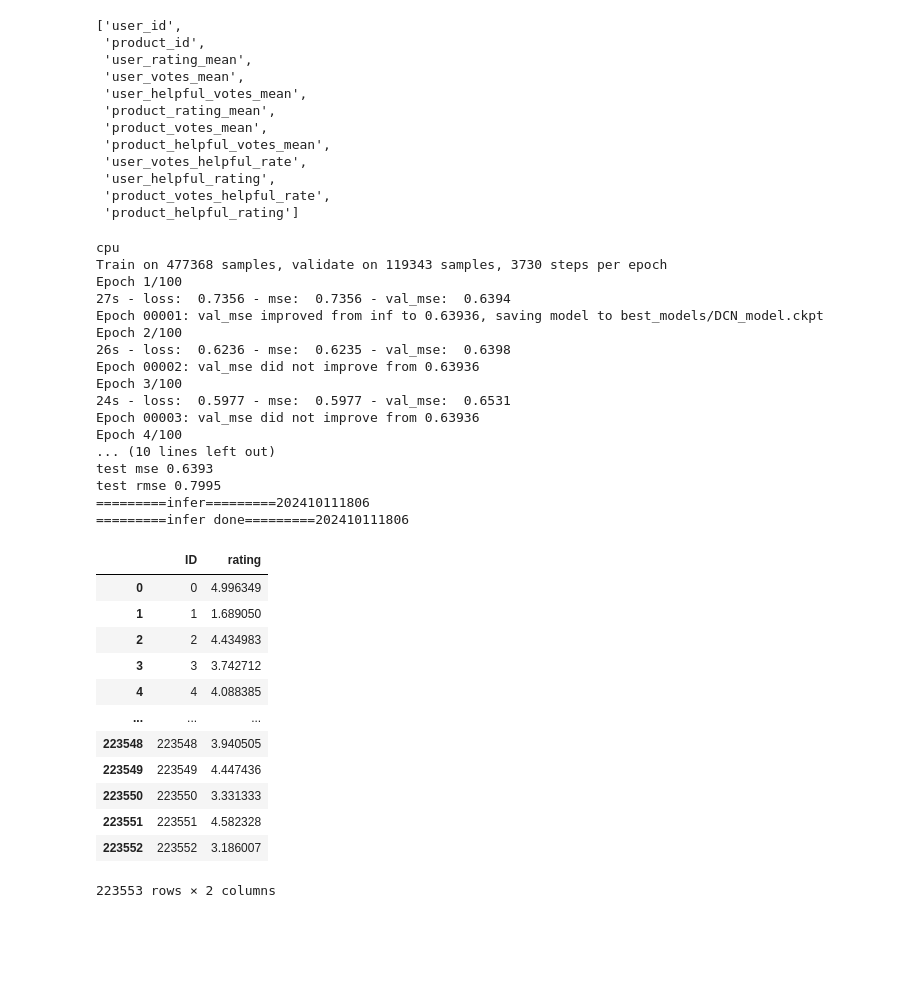
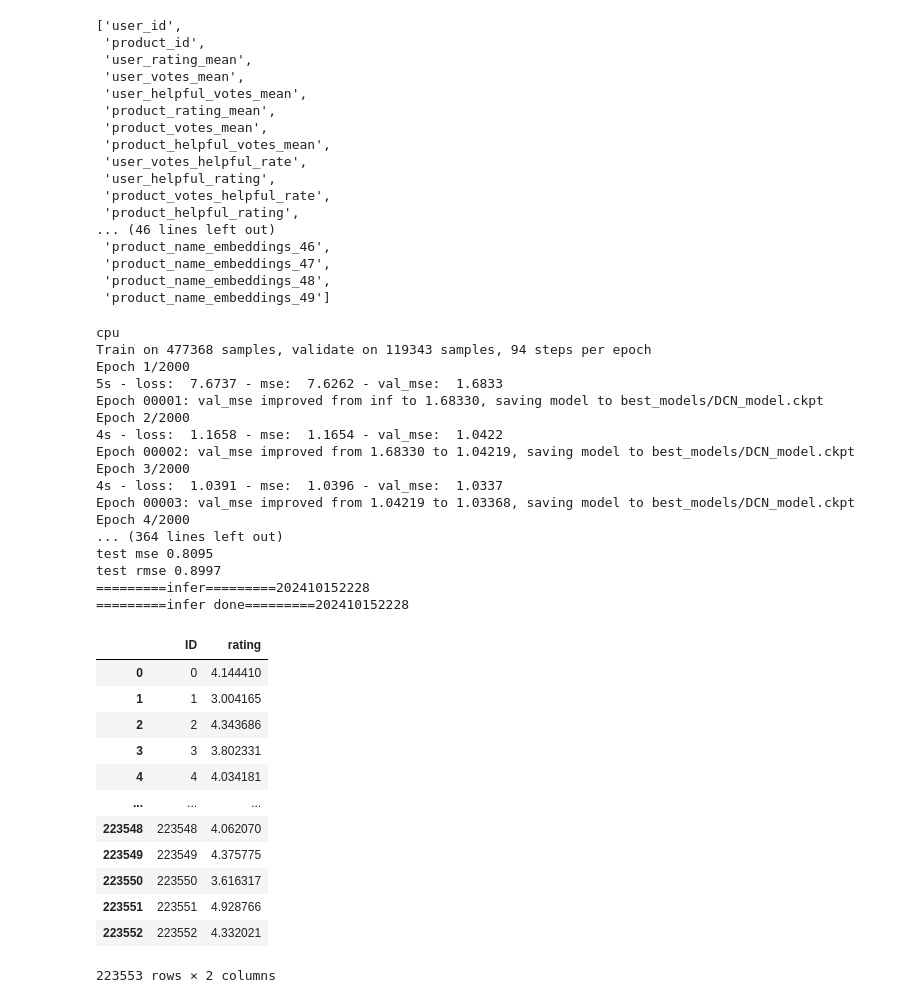
Before and after one commit to zhiqiang00/game, a Jupyter notebook: ITI5212_Rec_Sys_2024/train_dcn.ipynb, the cells around one changed output. Drawn from its saved outputs; the diff is of its cells as text; code cells hidden in the pictures; blank space fills up the shorter version.

```diff
--- a/ITI5212_Rec_Sys_2024/train_dcn.ipynb
+++ b/ITI5212_Rec_Sys_2024/train_dcn.ipynb
@@ -18,8 +18,10 @@ from deepctr_torch.callbacks import EarlyStopping, ModelCheckpoint
 
 from utils import save_zip_file
 # %%
-data = pd.read_csv('./data/train_processed.csv')
-test_data = pd.read_csv('./data/test_processed.csv')
+# data = pd.read_csv('./data/train_processed_product_name.csv')
+# test_data = pd.read_csv('./data/test_processed_product_name.csv')
+data = pd.read_csv('./data/train_processed_bls_cls.csv')
+test_data = pd.read_csv('./data/test_processed_bls_cls.csv')
 print(data.shape)
 print(test_data.shape)
 data = pd.concat([data, test_data], axis=0)
@@ -48,7 +50,8 @@ sparse_features = ['user_id', 'product_id']
 dense_features = ['user_rating_mean', 'user_votes_mean', 'user_helpful_votes_mean'] \
                 + ['product_rating_mean', 'product_votes_mean','product_helpful_votes_mean'] \
                 + ['user_votes_helpful_rate', 'user_helpful_rating'] \
-                + ['product_votes_helpful_rate', 'product_helpful_rating']
+                + ['product_votes_helpful_rate', 'product_helpful_rating'] \
+                + ['product_name_embeddings_' + str(i) for i in range(50)]
 data[sparse_features] = data[sparse_features].fillna('-1', )
 data[dense_features] = data[dense_features].fillna(0, )
 target = ['rating']
@@ -95,7 +98,12 @@ feature_names
  'user_votes_helpful_rate',
  'user_helpful_rating',
  'product_votes_helpful_rate',
- 'product_helpful_rating']
+ 'product_helpful_rating',
+... (46 lines left out)
+ 'product_name_embeddings_46',
+ 'product_name_embeddings_47',
+ 'product_name_embeddings_48',
+ 'product_name_embeddings_49']
 # %%
 # 3.generate input data for model
 test_predict = data.iloc[-test_data.shape[0]:, :] # (223553, 28)
@@ -106,62 +114,65 @@ test_predict_input = {name: test_predict[name] for name in feature_names}
 # %%
 # 4.Define Model,train,predict and evaluate
 
 device = 'cpu'
 use_cuda = False
 if use_cuda and torch.cuda.is_available():
     print('cuda ready...')
     device = 'cuda:0'
 
+# model = DeepFM(linear_feature_columns=linear_feature_columns, dnn_feature_columns=dnn_feature_columns,
+#             dnn_hidden_units=(256,128), l2_reg_linear=0.00001, l2_reg_embedding=0.00001, l2_reg_dnn=0,
+#             dnn_dropout=0.5, dnn_activation='relu', dnn_use_bn=True, task='regression')
 model = DCN(linear_feature_columns=linear_feature_columns, dnn_feature_columns=dnn_feature_columns, cross_num=2,
-            dnn_hidden_units=(128, 128), l2_reg_linear=0.00001, l2_reg_embedding=0.00001, l2_reg_cross=0.00001, l2_reg_dnn=0,
+            dnn_hidden_units=(128,128), l2_reg_linear=0.00001, l2_reg_embedding=0.00001, l2_reg_cross=0.00001, l2_reg_dnn=0,
             dnn_dropout=0.5, dnn_activation='relu', dnn_use_bn=False, task='regression')
 model.compile(Adagrad(model.parameters(),0.001), loss="mse", metrics=["mse"])
 
 es = EarlyStopping(monitor='val_mse', min_delta=0, verbose=1, patience=5, mode='min')
 mdckpt = ModelCheckpoint(filepath='best_models/DCN_model.ckpt', monitor='val_mse', verbose=1, save_best_only=True, mode='min')
-history = model.fit(train_model_input, train[target].values, batch_size=128, epochs=100, verbose=2, validation_split=0.2, callbacks=[es,mdckpt])
+history = model.fit(train_model_input, train[target].values, batch_size=5120, epochs=2000, verbose=2, validation_split=0.2, callbacks=[es,mdckpt])
 model = torch.load('best_models/DCN_model.ckpt')
 
-pred_ans = model.predict(test_model_input, 128)
+pred_ans = model.predict(test_model_input, 5120)
 print("")
 print("test mse", round(mean_squared_error(test[target].values, pred_ans), 4))
 print("test rmse", round(np.sqrt(mean_squared_error(test[target].values, pred_ans)), 4))
 
 print(f"=========infer========={time.strftime('%Y%m%d%H%M', time.localtime())}")
-outputs = model.predict(test_predict_input, 128)
+outputs = model.predict(test_predict_input, 5120)
 test_data['rating'] =  outputs
 submission = test_data[['ID', 'rating']]
 save_zip_file(submission, )
 print(f"=========infer done========={time.strftime('%Y%m%d%H%M', time.localtime())}")
 submission
 # %% [output]
 cpu
-Train on 477368 samples, validate on 119343 samples, 3730 steps per epoch
-Epoch 1/100
-27s - loss:  0.7356 - mse:  0.7356 - val_mse:  0.6394
-Epoch 00001: val_mse improved from inf to 0.63936, saving model to best_models/DCN_model.ckpt
-Epoch 2/100
-26s - loss:  0.6236 - mse:  0.6235 - val_mse:  0.6398
-Epoch 00002: val_mse did not improve from 0.63936
-Epoch 3/100
-24s - loss:  0.5977 - mse:  0.5977 - val_mse:  0.6531
-Epoch 00003: val_mse did not improve from 0.63936
-Epoch 4/100
-... (10 lines left out)
-test mse 0.6393
-test rmse 0.7995
-=========infer=========202410111806
-=========infer done=========202410111806
+Train on 477368 samples, validate on 119343 samples, 94 steps per epoch
+Epoch 1/2000
+5s - loss:  7.6737 - mse:  7.6262 - val_mse:  1.6833
+Epoch 00001: val_mse improved from inf to 1.68330, saving model to best_models/DCN_model.ckpt
+Epoch 2/2000
+4s - loss:  1.1658 - mse:  1.1654 - val_mse:  1.0422
+Epoch 00002: val_mse improved from 1.68330 to 1.04219, saving model to best_models/DCN_model.ckpt
+Epoch 3/2000
+4s - loss:  1.0391 - mse:  1.0396 - val_mse:  1.0337
+Epoch 00003: val_mse improved from 1.04219 to 1.03368, saving model to best_models/DCN_model.ckpt
+Epoch 4/2000
+... (364 lines left out)
+test mse 0.8095
+test rmse 0.8997
+=========infer=========202410152228
+=========infer done=========202410152228
 |  | ID | rating |
-| 0 | 0 | 4.996349 |
-| 1 | 1 | 1.689050 |
-| 2 | 2 | 4.434983 |
-| 3 | 3 | 3.742712 |
-| 4 | 4 | 4.088385 |
+| 0 | 0 | 4.144410 |
+| 1 | 1 | 3.004165 |
+| 2 | 2 | 4.343686 |
+| 3 | 3 | 3.802331 |
+| 4 | 4 | 4.034181 |
 | ... | ... | ... |
-| 223548 | 223548 | 3.940505 |
-| 223549 | 223549 | 4.447436 |
-| 223550 | 223550 | 3.331333 |
-| 223551 | 223551 | 4.582328 |
-| 223552 | 223552 | 3.186007 |
+| 223548 | 223548 | 4.062070 |
+| 223549 | 223549 | 4.375775 |
+| 223550 | 223550 | 3.616317 |
+| 223551 | 223551 | 4.928766 |
+| 223552 | 223552 | 4.332021 |
 223553 rows × 2 columns
```
Also changed, not shown: parts of 3 cells of this notebook, 9 other files.
